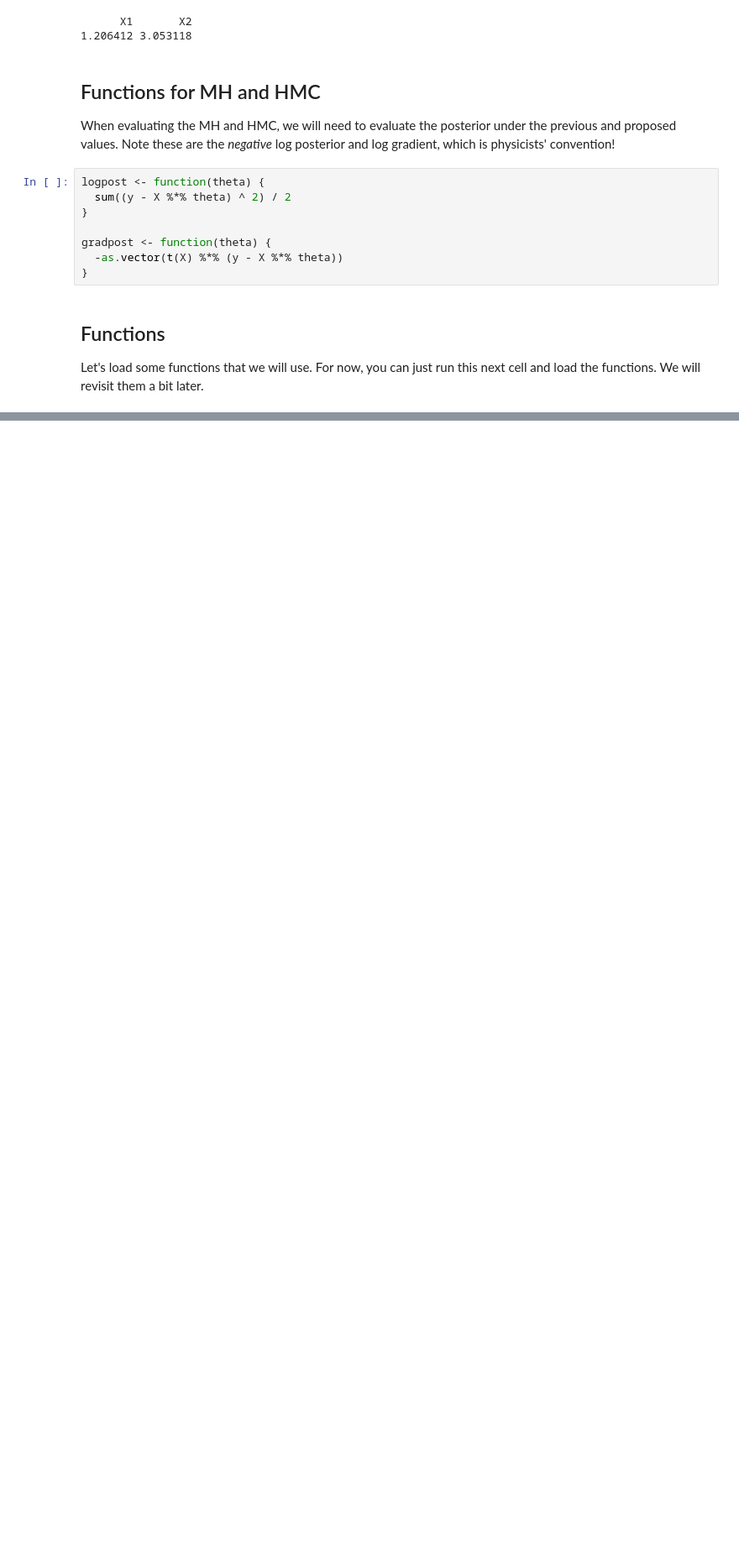
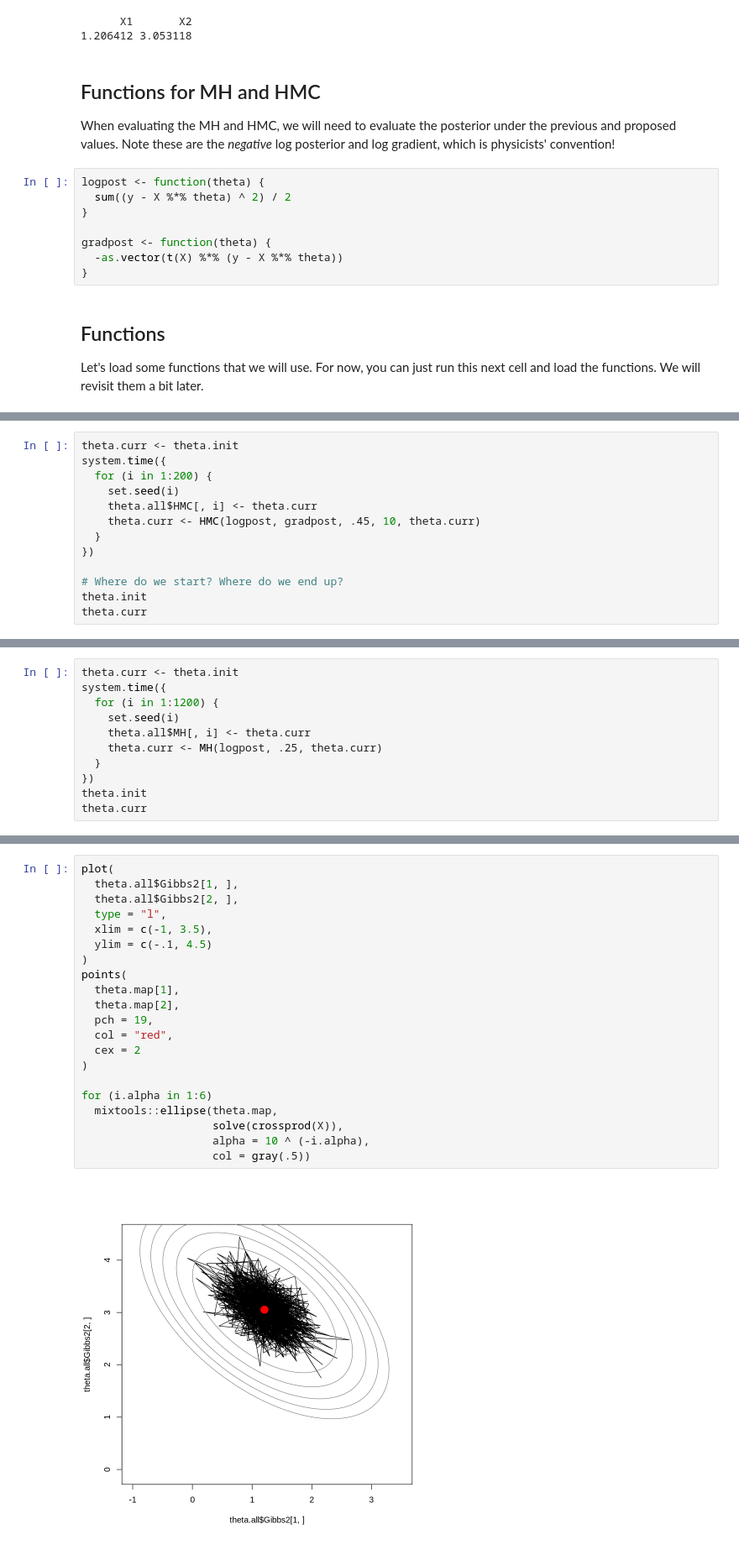
Before and after one commit to ratkovic/FSU, a Jupyter notebook: ProblemSet1.ipynb, the cells around one changed output, grey strips where cells are left out. Shown at 84% size. Saved outputs shown, nothing was run; the diff lists cells and outputs as text; blank space fills up the shorter version.

```diff
--- a/ProblemSet1.ipynb
+++ b/ProblemSet1.ipynb
@@ -459,0 +597,13 @@ MH <- function (U, epsilon, current_q)
+# %%
+theta.curr <- theta.init
+system.time({
+  for (i in 1:200) {
+    set.seed(i)
+    theta.all$HMC[, i] <- theta.curr
+    theta.curr <- HMC(logpost, gradpost, .45, 10, theta.curr)
+  }
+})
+
+# Where do we start? Where do we end up?
+theta.init
+theta.curr
@@ -459,0 +620,11 @@ MH <- function (U, epsilon, current_q)
+# %%
+theta.curr <- theta.init
+system.time({
+  for (i in 1:1200) {
+    set.seed(i)
+    theta.all$MH[, i] <- theta.curr
+    theta.curr <- MH(logpost, .25, theta.curr)
+  }
+})
+theta.init
+theta.curr
@@ -459,0 +639,23 @@ MH <- function (U, epsilon, current_q)
+# %%
+plot(
+  theta.all$Gibbs2[1, ],
+  theta.all$Gibbs2[2, ],
+  type = "l",
+  xlim = c(-1, 3.5),
+  ylim = c(-.1, 4.5)
+)
+points(
+  theta.map[1],
+  theta.map[2],
+  pch = 19,
+  col = "red",
+  cex = 2
+)
+
+for (i.alpha in 1:6)
+  mixtools::ellipse(theta.map,
+                    solve(crossprod(X)),
+                    alpha = 10 ^ (-i.alpha),
+                    col = gray(.5))
+# %% [output]
+[figure, added]
```
Also changed, not shown: parts of 32 cells of this notebook.
